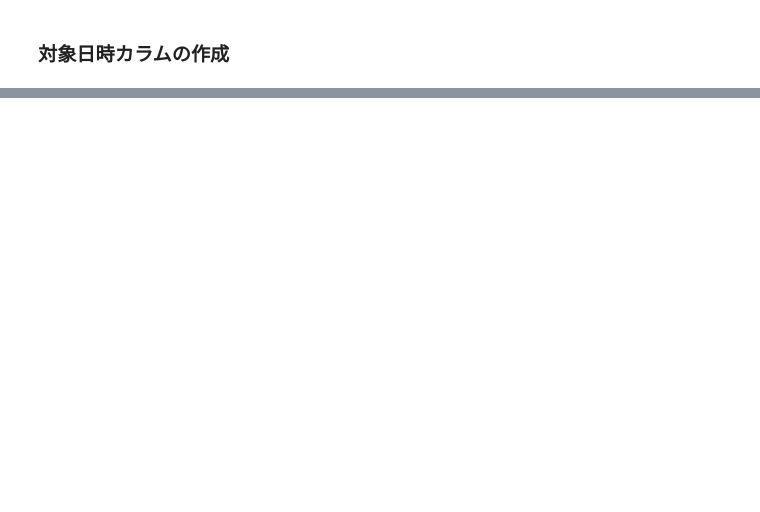
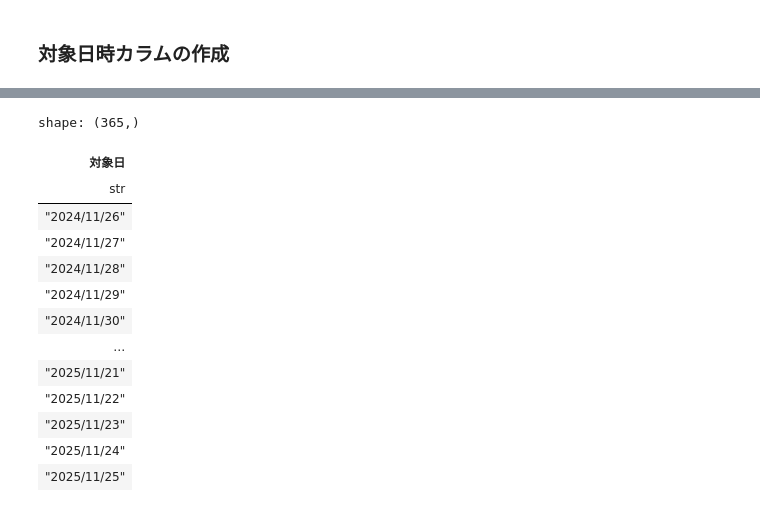
Before and after one commit to KeitaMasui1119/data-lab, a Jupyter notebook: src/stg/Jupyter/jepx_analytics.ipynb, the cells around one changed output, grey strips where cells are left out. Cells and saved outputs as stored; diff of their text form; code cells hidden in the pictures; blank space fills up the shorter version.

```diff
--- a/src/stg/Jupyter/jepx_analytics.ipynb
+++ b/src/stg/Jupyter/jepx_analytics.ipynb
@@ -133,0 +176,17 @@ You might want to try:
+# %%
+df_occto_filtered["対象日"].unique().sort()
+# %% [output]
+shape: (365,)
+| 対象日 |
+| str |
+| "2024/11/26" |
+| "2024/11/27" |
+| "2024/11/28" |
+| "2024/11/29" |
+| "2024/11/30" |
+| … |
+| "2025/11/21" |
+| "2025/11/22" |
+| "2025/11/23" |
+| "2025/11/24" |
+| "2025/11/25" |
```
Also changed, not shown: parts of 5 cells of this notebook.
